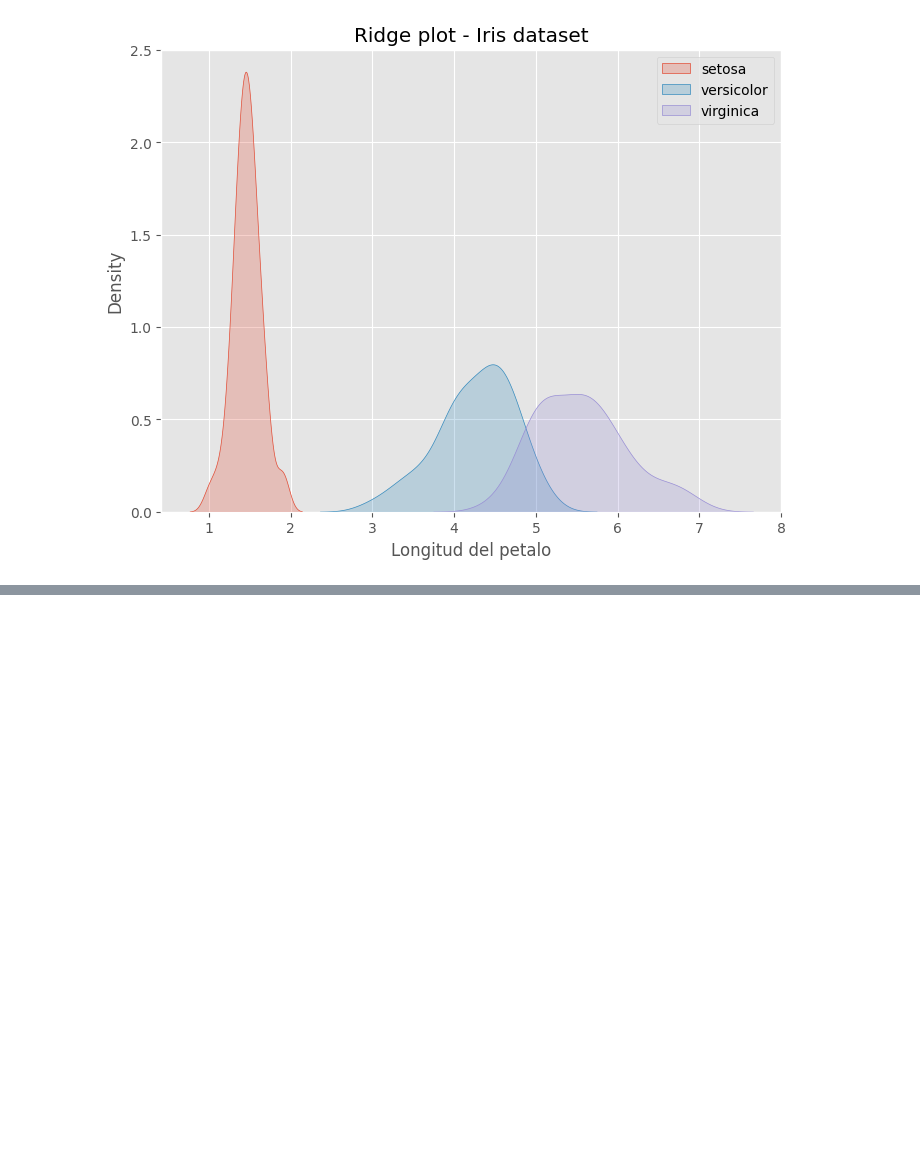
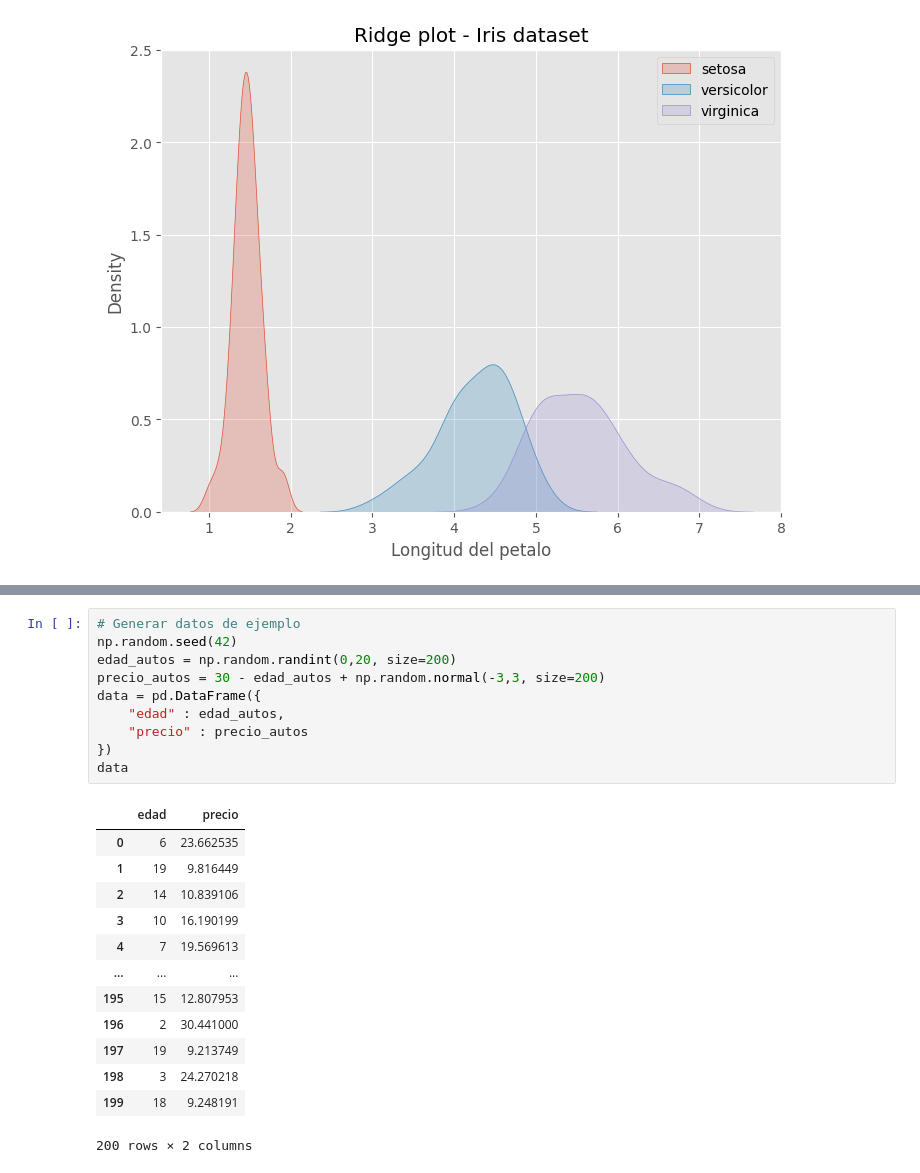
Before and after one commit to oscarm24/Analisis_de_datos_python, a Jupyter notebook: AnalisisDatos.ipynb, the cells around one changed output, grey strips where cells are left out. Drawn from its saved outputs; the diff is of its cells as text; blank space fills up the shorter version.

```diff
--- a/AnalisisDatos.ipynb
+++ b/AnalisisDatos.ipynb
@@ -823,3 +823,27 @@ plt.title("Grafico personalizado")
 plt.show()
 # %% [output]
 [figure]
+# %%
+# Generar datos de ejemplo
+np.random.seed(42)
+edad_autos = np.random.randint(0,20, size=200)
+precio_autos = 30 - edad_autos + np.random.normal(-3,3, size=200)
+data = pd.DataFrame({
+    "edad" : edad_autos,
+    "precio" : precio_autos
+})
+data
+# %% [output]
+|  | edad | precio |
+| 0 | 6 | 23.662535 |
+| 1 | 19 | 9.816449 |
+| 2 | 14 | 10.839106 |
+| 3 | 10 | 16.190199 |
+| 4 | 7 | 19.569613 |
+| ... | ... | ... |
+| 195 | 15 | 12.807953 |
+| 196 | 2 | 30.441000 |
+| 197 | 19 | 9.213749 |
+| 198 | 3 | 24.270218 |
+| 199 | 18 | 9.248191 |
+200 rows × 2 columns
```
Also changed, not shown: parts of 5 cells of this notebook.
